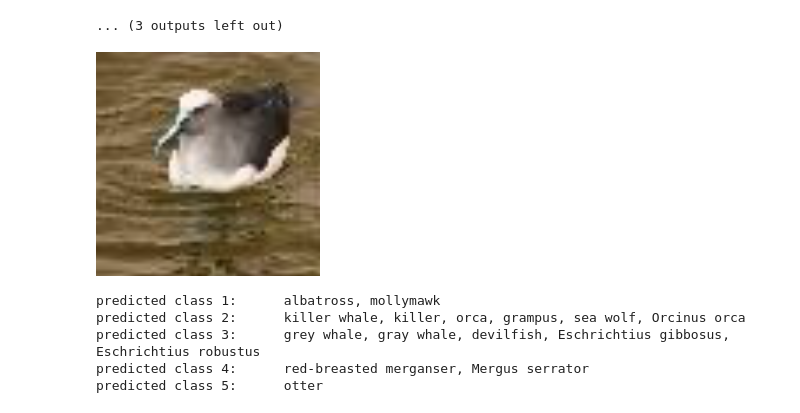
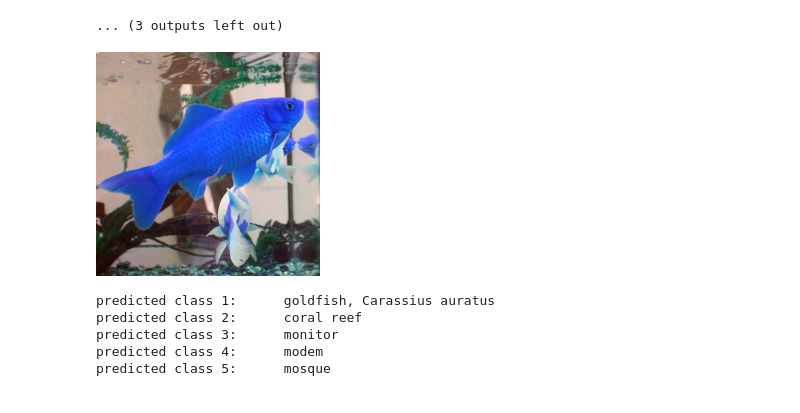
Before and after one commit to bagavi/CNNProject, a Jupyter notebook: TinyImageNet/ImageNet.ipynb, the cells around one changed output. Saved outputs shown, nothing was run; the diff lists cells and outputs as text; code cells hidden in the pictures.

```diff
--- a/TinyImageNet/ImageNet.ipynb
+++ b/TinyImageNet/ImageNet.ipynb
@@ -42,12 +48,12 @@ function preprocess(img)
 end
 # %%
 image_name = 'tiny-imagenet-200/test/images/test_4.JPEG'
+image_name = 'Goldfish3.jpg'
 im = image.load(image_name)
-im = image.scale(im, 224, 224)
 im = preprocess(im)
 itorch.image(image.scale(im, 224, 224)) -- rescale just to show the image
 # %% [output]
-[figure, old version]
+[figure, new version]
 # %%
 _,classes = net:forward(im):view(-1):sort(true)
 # %%
@@ -58,8 +64,8 @@ for i=1,5 do
   print('predicted class '..tostring(i)..': ', synset_words[classes[i]])
 end
 # %% [output]
-predicted class 1:      albatross, mollymawk
-predicted class 2:      killer whale, killer, orca, grampus, sea wolf, Orcinus orca
-predicted class 3:      grey whale, gray whale, devilfish, Eschrichtius gibbosus, Eschrichtius robustus
-predicted class 4:      red-breasted merganser, Mergus serrator
-predicted class 5:      otter
+predicted class 1:      goldfish, Carassius auratus
+predicted class 2:      coral reef
+predicted class 3:      monitor
+predicted class 4:      modem
+predicted class 5:      mosque
```
Also changed, not shown: parts of 1 cell of this notebook.
